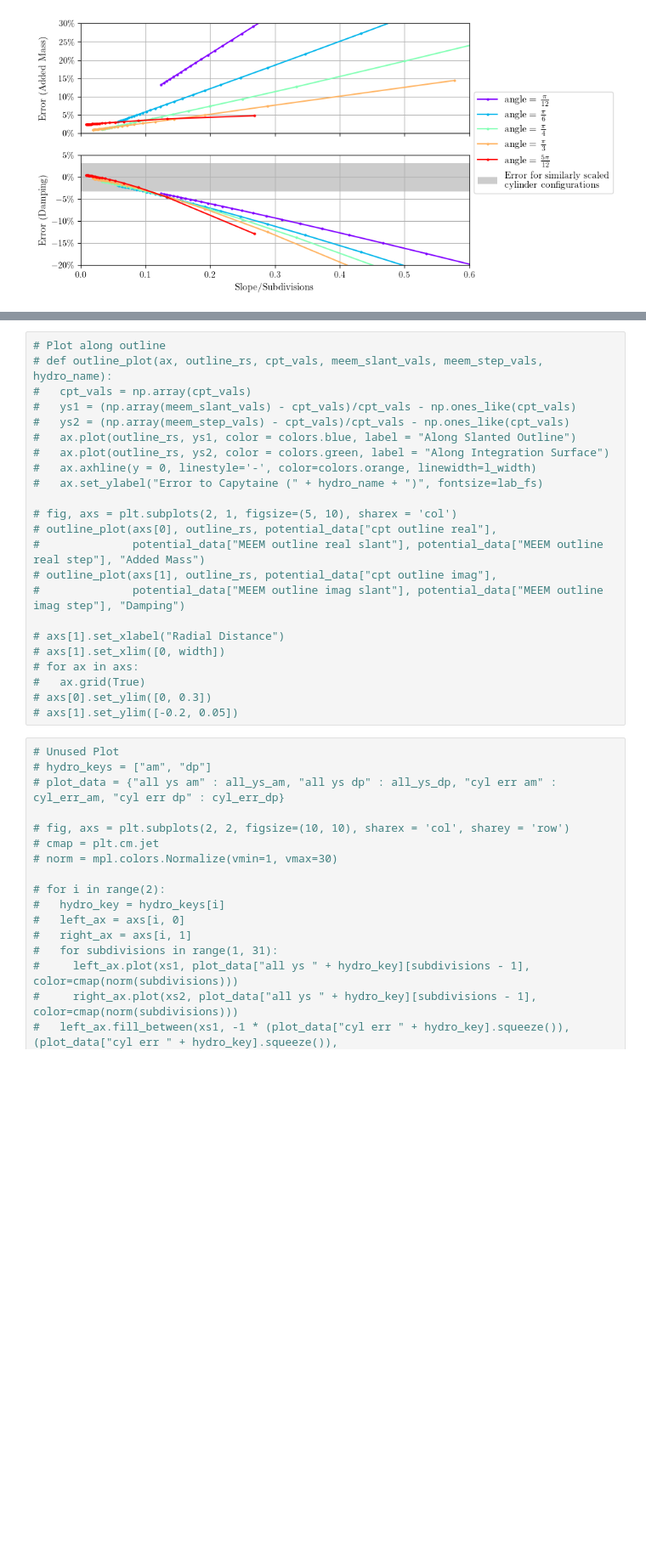
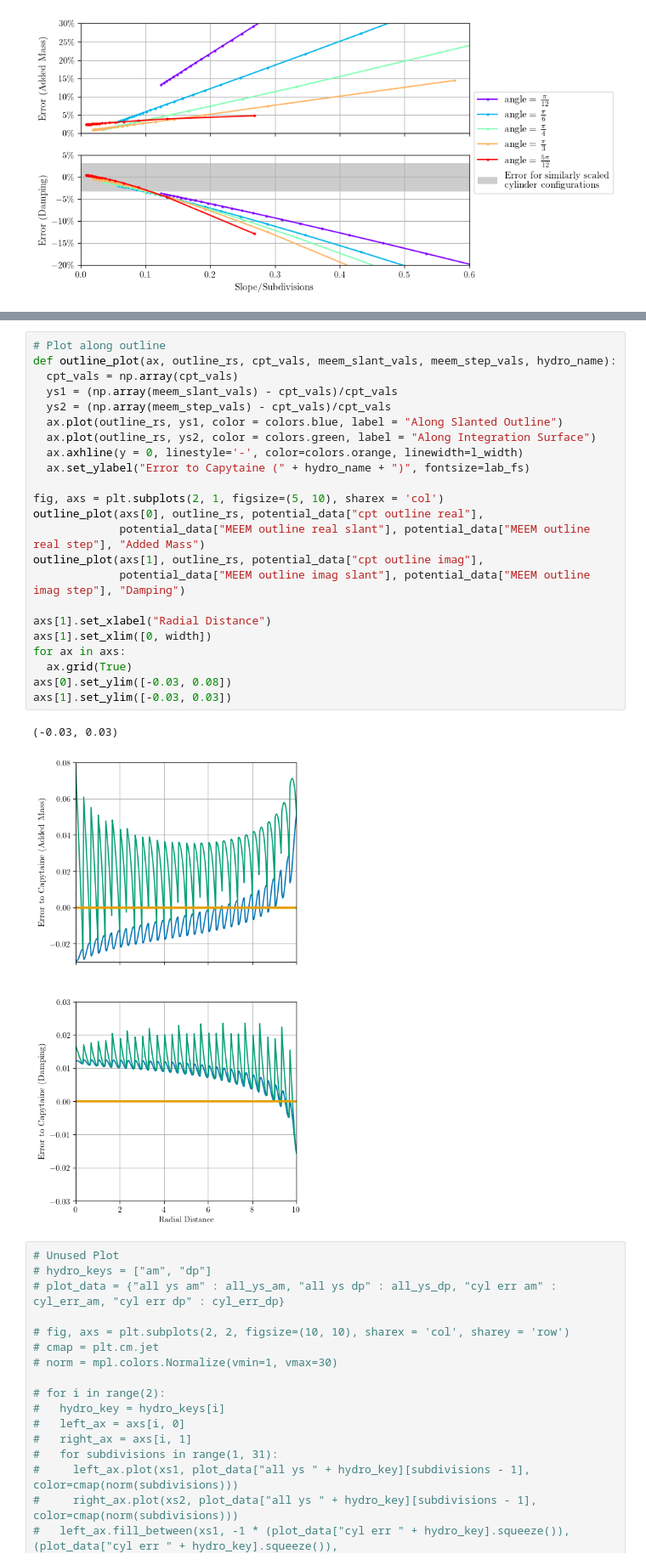
Before and after one commit to symbiotic-engineering/OpenFLASH, a Jupyter notebook: analysis/slant_data_plots.ipynb, the cells around one changed output, grey strips where cells are left out. Shown at 85% size. Drawn from its saved outputs; the diff is of its cells as text; blank space fills up the shorter version.

```diff
--- a/analysis/slant_data_plots.ipynb
+++ b/analysis/slant_data_plots.ipynb
@@ -470,26 +559,29 @@ def apply_slanted_outline(css, R, Z, phi, a_list, d_in, d_out):
 # %%
 # Plot along outline
-# def outline_plot(ax, outline_rs, cpt_vals, meem_slant_vals, meem_step_vals, hydro_name):
-#   cpt_vals = np.array(cpt_vals)
-#   ys1 = (np.array(meem_slant_vals) - cpt_vals)/cpt_vals - np.ones_like(cpt_vals)
-#   ys2 = (np.array(meem_step_vals) - cpt_vals)/cpt_vals - np.ones_like(cpt_vals)
-#   ax.plot(outline_rs, ys1, color = colors.blue, label = "Along Slanted Outline")
-#   ax.plot(outline_rs, ys2, color = colors.green, label = "Along Integration Surface")
-#   ax.axhline(y = 0, linestyle='-', color=colors.orange, linewidth=l_width)
-#   ax.set_ylabel("Error to Capytaine (" + hydro_name + ")", fontsize=lab_fs)
+def outline_plot(ax, outline_rs, cpt_vals, meem_slant_vals, meem_step_vals, hydro_name):
+  cpt_vals = np.array(cpt_vals)
+  ys1 = (np.array(meem_slant_vals) - cpt_vals)/cpt_vals
+  ys2 = (np.array(meem_step_vals) - cpt_vals)/cpt_vals
+  ax.plot(outline_rs, ys1, color = colors.blue, label = "Along Slanted Outline")
+  ax.plot(outline_rs, ys2, color = colors.green, label = "Along Integration Surface")
+  ax.axhline(y = 0, linestyle='-', color=colors.orange, linewidth=l_width)
+  ax.set_ylabel("Error to Capytaine (" + hydro_name + ")", fontsize=lab_fs)
 
-# fig, axs = plt.subplots(2, 1, figsize=(5, 10), sharex = 'col')
-# outline_plot(axs[0], outline_rs, potential_data["cpt outline real"],
-#              potential_data["MEEM outline real slant"], potential_data["MEEM outline real step"], "Added Mass")
-# outline_plot(axs[1], outline_rs, potential_data["cpt outline imag"],
-#              potential_data["MEEM outline imag slant"], potential_data["MEEM outline imag step"], "Damping")
+fig, axs = plt.subplots(2, 1, figsize=(5, 10), sharex = 'col')
+outline_plot(axs[0], outline_rs, potential_data["cpt outline real"],
+             potential_data["MEEM outline real slant"], potential_data["MEEM outline real step"], "Added Mass")
+outline_plot(axs[1], outline_rs, potential_data["cpt outline imag"],
+             potential_data["MEEM outline imag slant"], potential_data["MEEM outline imag step"], "Damping")
 
-# axs[1].set_xlabel("Radial Distance")
-# axs[1].set_xlim([0, width])
-# for ax in axs:
-#   ax.grid(True)
-# axs[0].set_ylim([0, 0.3])
-# axs[1].set_ylim([-0.2, 0.05])
+axs[1].set_xlabel("Radial Distance")
+axs[1].set_xlim([0, width])
+for ax in axs:
+  ax.grid(True)
+axs[0].set_ylim([-0.03, 0.08])
+axs[1].set_ylim([-0.03, 0.03])
+# %% [output]
+(-0.03, 0.03)
+[figure, added]
 # %%
 # Unused Plot
 # hydro_keys = ["am", "dp"]
```
Also changed, not shown: parts of 10 cells of this notebook, 5 other files.
